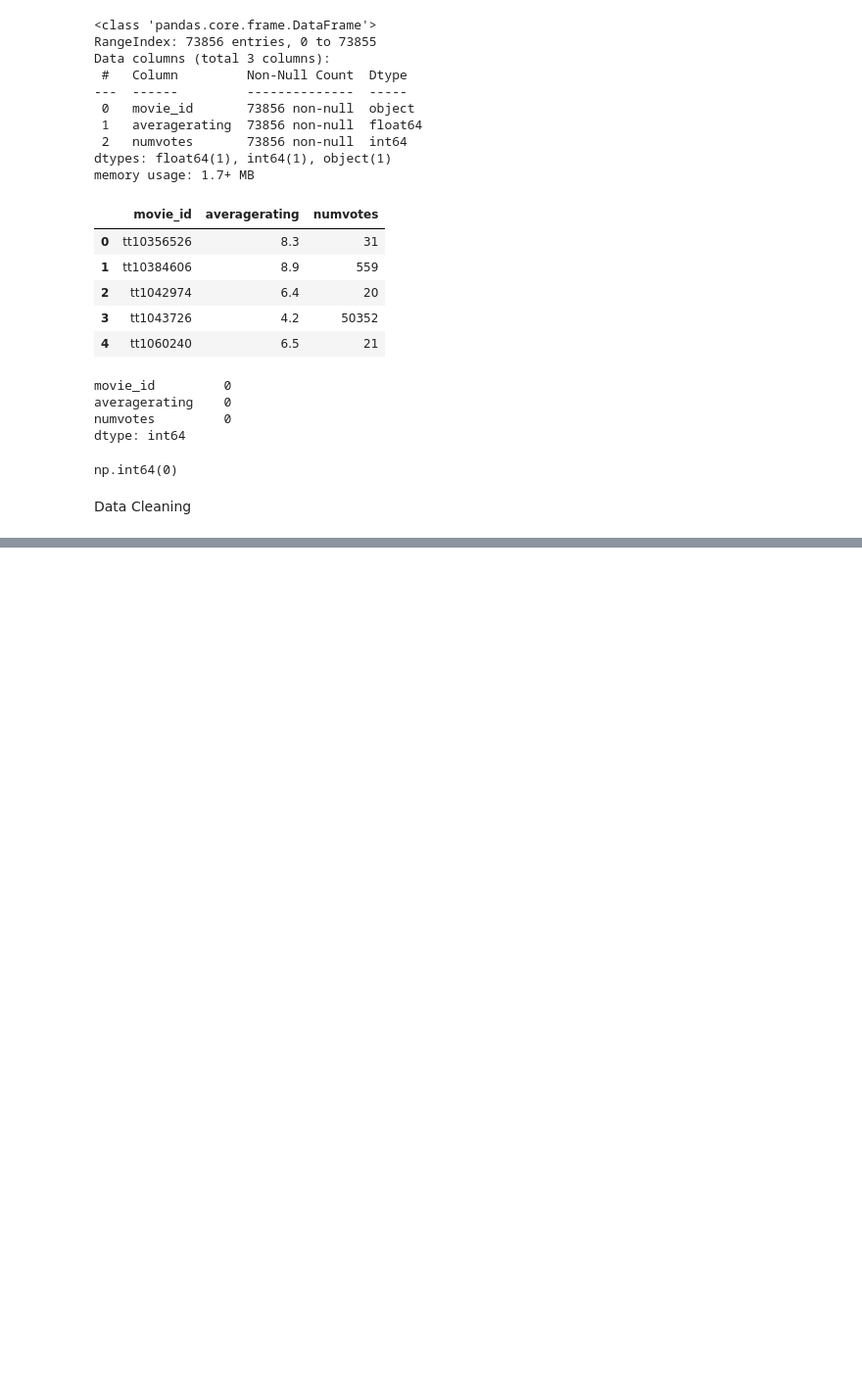
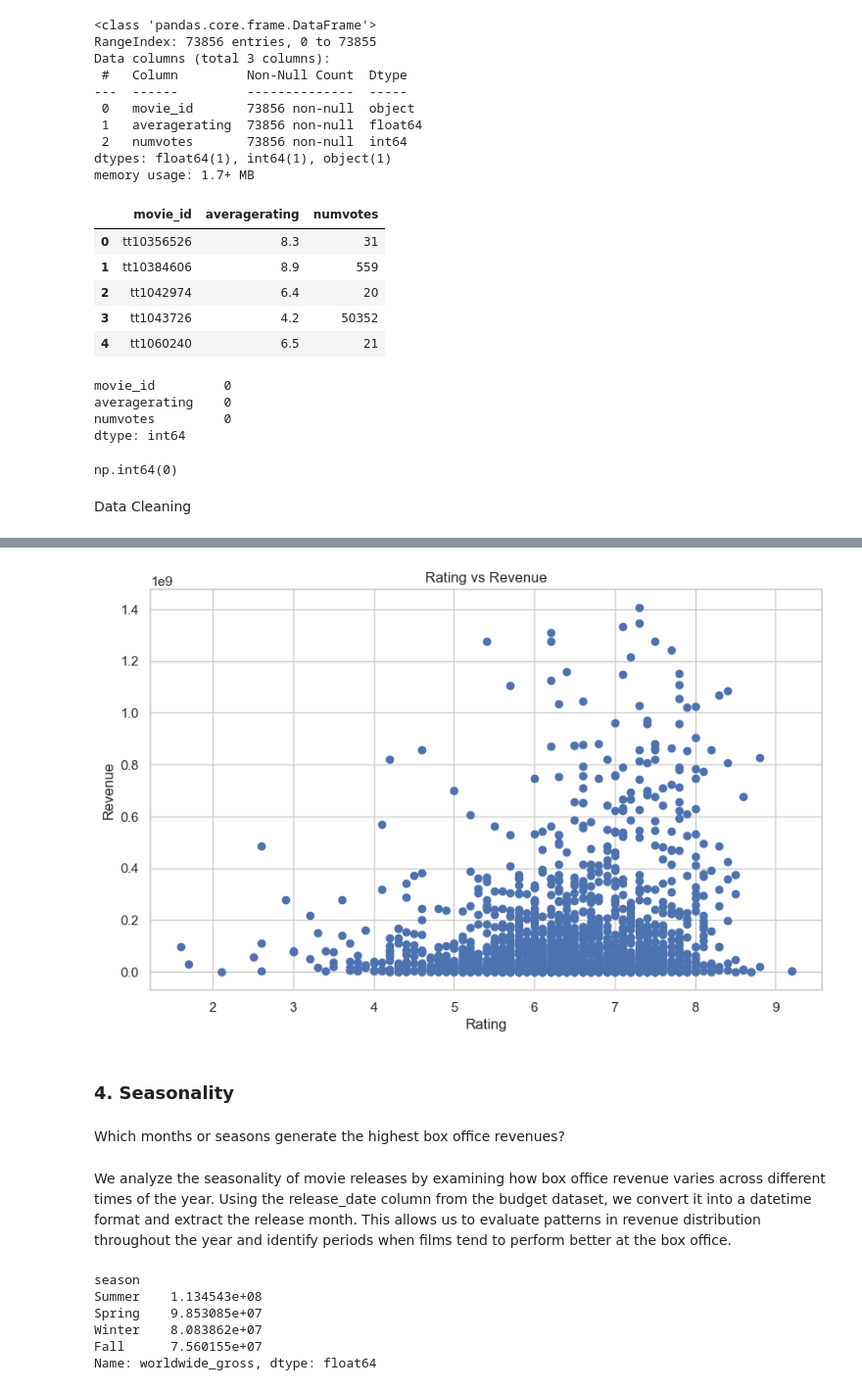
Before and after one commit to Esther-Margaret-Mwangi/Movie-studio-eda-analysis, a Jupyter notebook: movie.ipynb, the cells around one changed output, grey strips where cells are left out. Shown at 98% size. Drawn from its saved outputs; the diff is of its cells as text; code cells hidden in the pictures; blank space fills up the shorter version.

```diff
--- a/movie.ipynb
+++ b/movie.ipynb
@@ -296,0 +427,3 @@ titles = titles.dropna(subset=["original_title", "runtime_minutes", "genres"])
+# %%
+# Create a new column `total_gross` that sums the `domestic_gross` and `foreign_gross` columns
+bom['total_gross'] = bom['domestic_gross'] + bom['foreign_gross']
@@ -296,0 +441,7 @@ titles = titles.dropna(subset=["original_title", "runtime_minutes", "genres"])
+# %%
+# Merge the Box Office Mojo and IMDb datasets on the `title` column
+# to create a final DataFrame that contains all relevant information
+# about each movie, including box office gross.
+movies = pd.merge(bom, imdb, on='title', how='inner')
+# Check the first few rows of the final merged DataFrame to ensure everything looks correct
+movies.head()
@@ -296,0 +455,23 @@ titles = titles.dropna(subset=["original_title", "runtime_minutes", "genres"])
+# %%
+movies['rating'] = pd.to_numeric(movies['rating'], errors='coerce')
+# %%
+# Drop rows with missing values in the `total_gross` and `genres` columns,
+# as these are essential for our analysis
+movies = movies.dropna(subset=['total_gross', 'genres'])
+# %%
+# Visualize the relationship between movie ratings and total gross revenue
+# to see if higher-rated movies tend to earn more at the box office.
+plt.figure(figsize=(10,6))
+plt.scatter(movies['rating'], movies['total_gross'])
+plt.xlabel("Rating")
+plt.ylabel("Revenue")
+plt.title("Rating vs Revenue")
+plt.show()
+# %% [output]
+[figure, added]
+# %% [markdown]
+### 4. Seasonality
+# %% [markdown]
+Which months or seasons generate the highest box office revenues?
+# %% [markdown]
+We analyze the seasonality of movie releases by examining how box office revenue varies across different times of the year. Using the release_date column from the budget dataset, we convert it into a datetime format and extract the release month. This allows us to evaluate patterns in revenue distribution throughout the year and identify periods when films tend to perform better at the box office.
@@ -296,0 +501,14 @@ titles = titles.dropna(subset=["original_title", "runtime_minutes", "genres"])
+# %%
+# Analyze the average worldwide gross revenue by season to see if there are certain seasons
+# that tend to generate more revenue at the box office.
+season_revenue = budget.groupby('season')['worldwide_gross'].mean().sort_values(ascending=False)
+# Print the average worldwide gross revenue by season to see if there are any noticeable differences
+# in revenue generation across different seasons.
+print(season_revenue)
+# %% [output]
+season
+Summer    1.134543e+08
+Spring    9.853085e+07
+Winter    8.083862e+07
+Fall      7.560155e+07
+Name: worldwide_gross, dtype: float64
```
Also changed, not shown: parts of 22 cells of this notebook.
